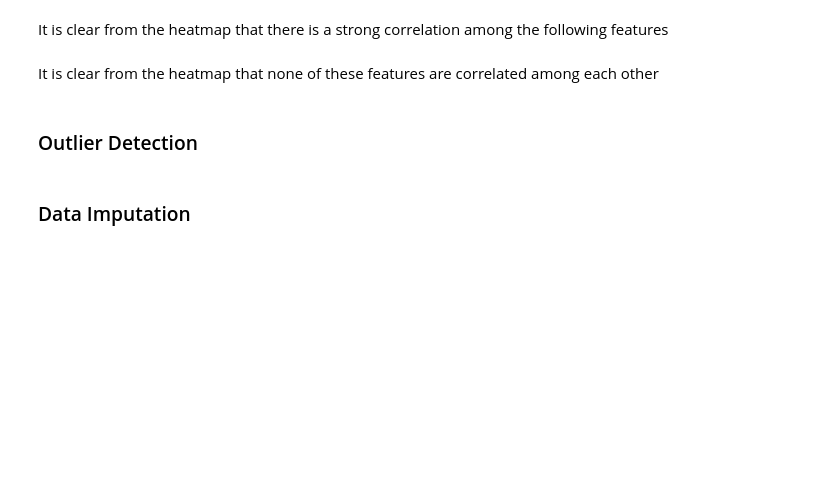
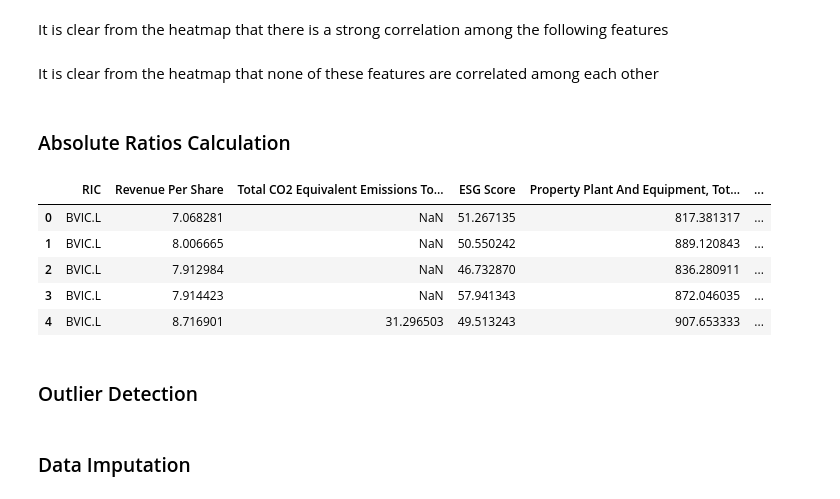
Before and after one commit to sprabhu4/SP_ESG_Pred, a Jupyter notebook: Code.ipynb, the cells around one changed output. Drawn from its saved outputs; the diff is of its cells as text; code cells hidden in the pictures; blank space fills up the shorter version.

Commit message:
Add absolute ratios

```diff
--- a/Code.ipynb
+++ b/Code.ipynb
@@ -219,6 +222,25 @@ cormat = firm_data[columns].corr()
 sns.heatmap(cormat, annot=True, fmt=".1f")
 plt.figure(figsize=(30, 30))
 plt.show()
+# %% [markdown]
+### Absolute Ratios Calculation
+# %%
+firm_data['Current Ratio'] = firm_data['Total Current Assets'] / firm_data['Total Current Liabilities']
+firm_data['Debt-to-Equity Ratio'] = firm_data['Total Debt'] / firm_data['Total Equity']
+firm_data['ROA'] = firm_data['Net Income - Actual'] / firm_data['Total Assets, Reported']
+firm_data['Price to Sales'] = firm_data['Total Revenue'] / firm_data['Company Market Capitalization']
+firm_data['ROE'] = firm_data['Net Income - Actual'] / firm_data['Total Equity']
+# %%
+firm_data = firm_data.drop(['Total Debt', 'Total Current Assets', 'Total Current Liabilities', 'Total Equity', 'Total Assets, Reported', 'Total Revenue', 'Net Income - Actual', 'Company Market Capitalization'], axis=1)
+# %%
+firm_data.head()
+# %% [output]
+|  | RIC | Revenue Per Share | Total CO2 Equivalent Emissions To... | ESG Score | Property Plant And Equipment, Tot... | ... |
+| 0 | BVIC.L | 7.068281 | NaN | 51.267135 | 817.381317 | ... |
+| 1 | BVIC.L | 8.006665 | NaN | 50.550242 | 889.120843 | ... |
+| 2 | BVIC.L | 7.912984 | NaN | 46.732870 | 836.280911 | ... |
+| 3 | BVIC.L | 7.914423 | NaN | 57.941343 | 872.046035 | ... |
+| 4 | BVIC.L | 8.716901 | 31.296503 | 49.513243 | 907.653333 | ... |
 # %% [markdown]
 ### Outlier Detection
 # %%
```
Also changed, not shown: parts of 4 cells of this notebook.
